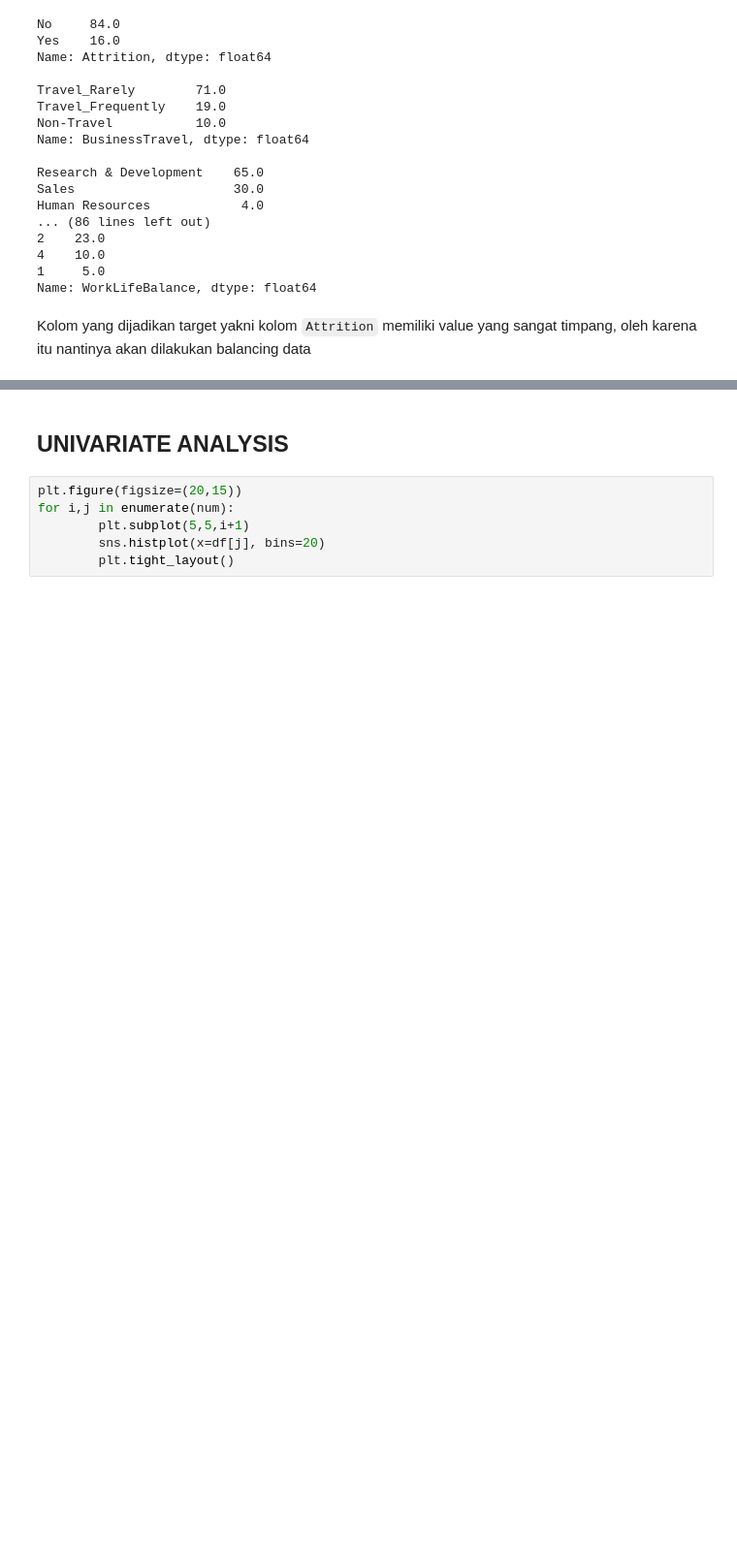
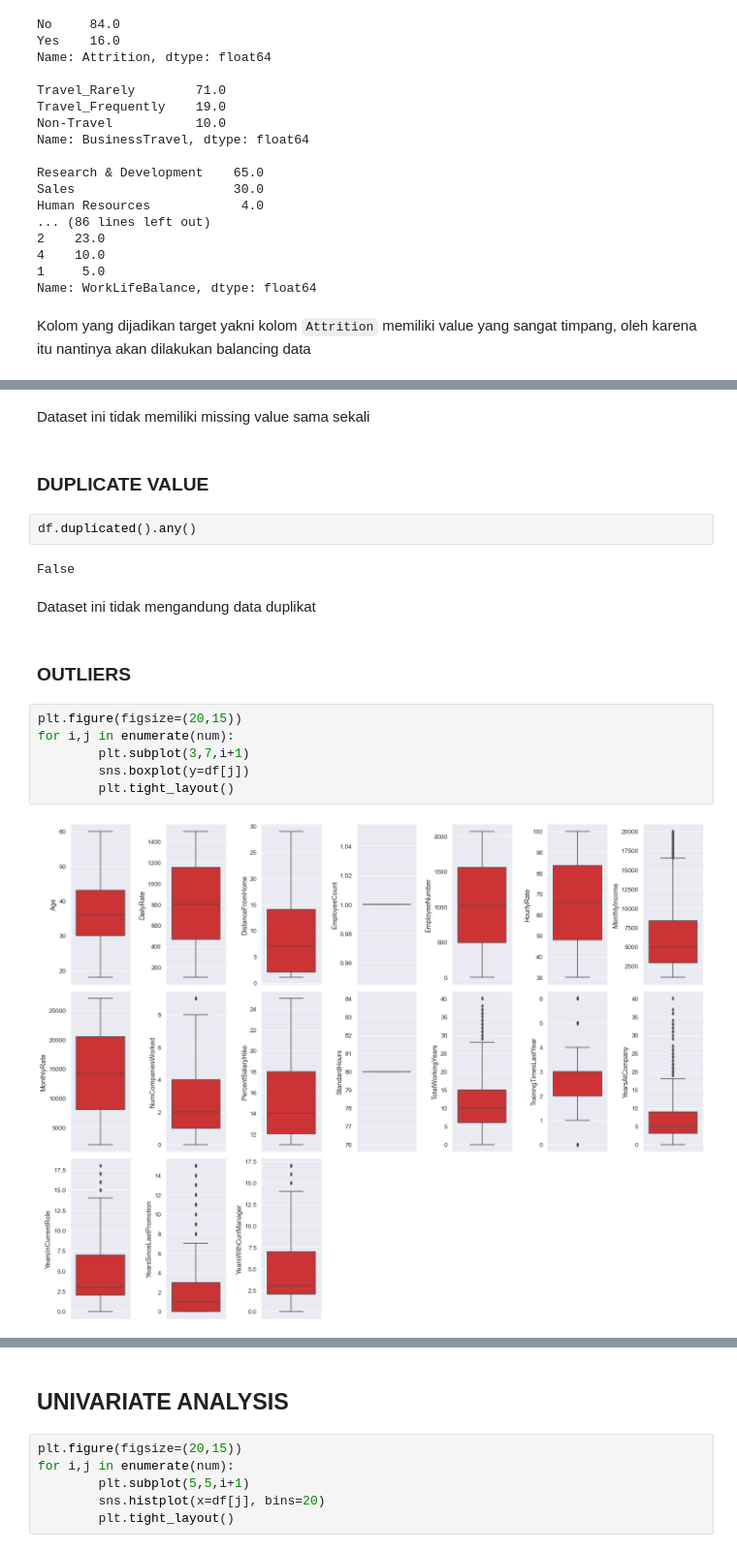
Before and after one commit to arsand07/Employee-Attrition, a Jupyter notebook: Stage 1/stage 1.ipynb, the cells around one changed output, grey strips where cells are left out. Shown: that part at 97% size. Cells and saved outputs as stored; diff of their text form; blank space fills up the shorter version.

Commit message:
Preprocessing Data

```diff
--- a/Stage 1/stage 1.ipynb
+++ b/Stage 1/stage 1.ipynb
@@ -184,0 +207,20 @@ Kolom yang dijadikan target yakni kolom `Attrition` memiliki value yang sangat t
+# %% [markdown]
+Dataset ini tidak memiliki missing value sama sekali
+# %% [markdown]
+### __DUPLICATE VALUE__
+# %%
+df.duplicated().any()
+# %% [output]
+False
+# %% [markdown]
+Dataset ini tidak mengandung data duplikat
+# %% [markdown]
+### __OUTLIERS__
+# %%
+plt.figure(figsize=(20,15))
+for i,j in enumerate(num):
+        plt.subplot(3,7,i+1)
+        sns.boxplot(y=df[j])
+        plt.tight_layout()
+# %% [output]
+[figure, added]
```
Also changed, not shown: parts of 3 cells of this notebook.
